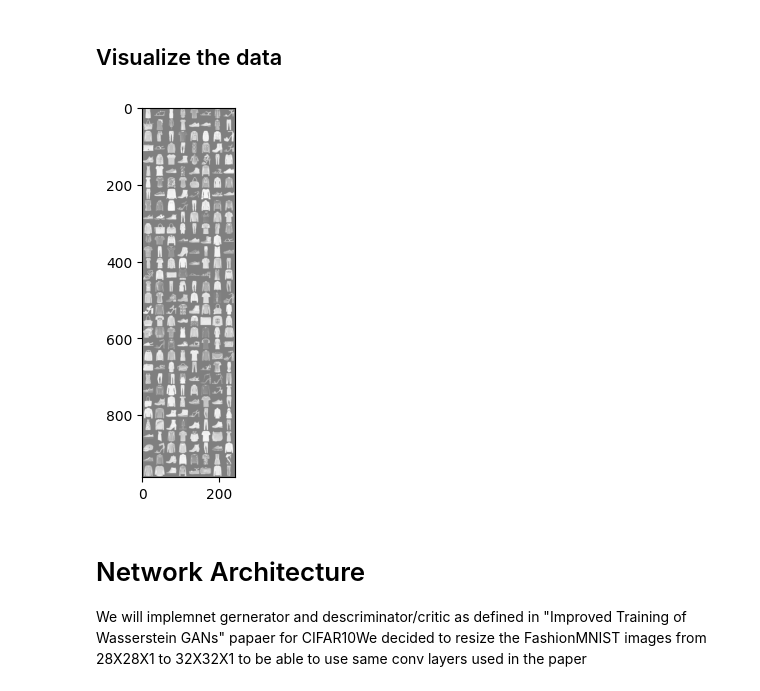
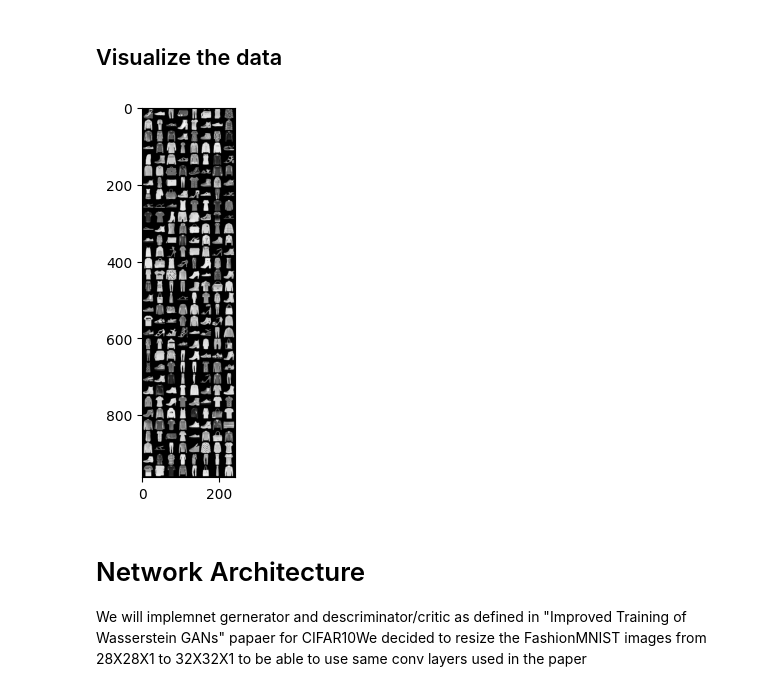
Before and after one commit to nadavo11/DCGANs-and-WGANs, a Jupyter notebook: DCGAN.ipynb, the cells around one changed output. Drawn from its saved outputs; the diff is of its cells as text; code cells hidden in the pictures.

```diff
--- a/DCGAN.ipynb
+++ b/DCGAN.ipynb
@@ -90,27 +90,29 @@ train_iter = iter(train_loader)
 # %%
 import torchvision
 
 
 # Display some of the images
-def imshow(img):
-    img = img / 2 + 0.5  # unnormalize
+def imshow(img,title=''):
+    #img = img / 2 + 0.5  # unnormalize
 
     npimg = img.cpu().detach().numpy()
 
     plt.imshow(np.transpose(npimg, (1, 2, 0)), cmap='gray')
+    plt.title(title)
     plt.show()
 
 
-def show_grid(images):
-    imshow(torchvision.utils.make_grid(images))
+def show_grid(images,title=''):
+
+    imshow(torchvision.utils.make_grid(images), title = title)
 
 # get some random training images
 dataiter = iter(train_loader)
 images, labels = next(dataiter)
 
 show_grid(images)
 # %% [output]
-[figure, old version]
+[figure, new version]
 # %% [markdown]
 # Network Architecture
 We will implemnet gernerator and descriminator/critic as defined in "Improved Training of Wasserstein GANs" papaer for CIFAR10We decided to resize the FashionMNIST images from 28X28X1 to 32X32X1 to be able to use same conv layers used in the paper
```
Also changed, not shown: parts of 19 cells of this notebook, 1 other file.
